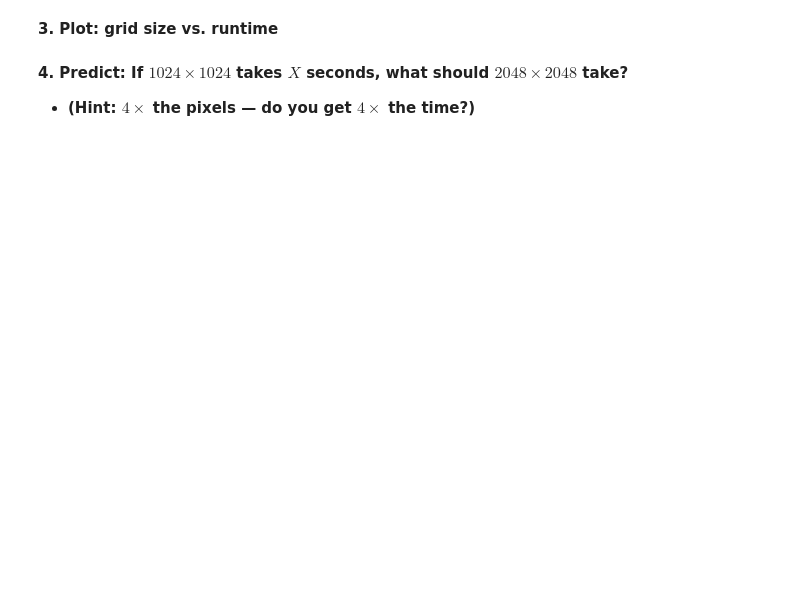
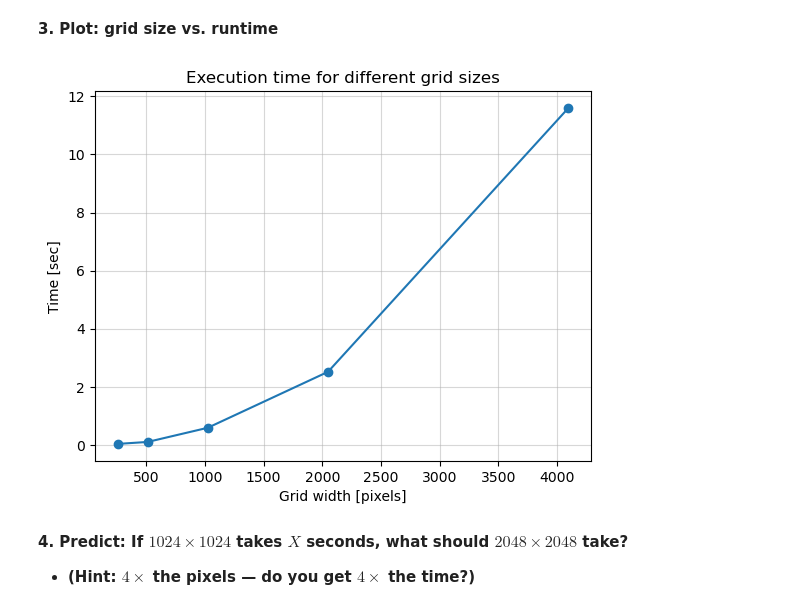
Before and after one commit to NDS8-TCP/nsc-mikkel, a Jupyter notebook: l02_exercises.ipynb, the cells around one changed output. Cells and saved outputs as stored; diff of their text form; code cells hidden in the pictures; blank space fills up the shorter version.

```diff
--- a/l02_exercises.ipynb
+++ b/l02_exercises.ipynb
@@ -258,0 +263,11 @@ Date:   Mon Mar 2 20:44:24 2026 +0000
+# %%
+from mandelbrot import compute_mandelbrot_numpy as vectorized_mandelbrot
+
+
+grids = [256, 512, 1024, 2048, 4096]
+
+times = []
+for g in grids:
+    print(f"computing for: {g}")
+    t, _ = benchmark(vectorized_mandelbrot, -2, 1, -1.5, 1.5, g, g, 100)
+    times.append(t)
@@ -259,5 +285,17 @@ Date:   Mon Mar 2 20:44:24 2026 +0000
 # %% [markdown]
 **3. Plot: grid size vs. runtime**
+# %%
+import matplotlib.pyplot as plt
+
+plt.figure()
+plt.plot(grids, times, marker="o")
+plt.title("Execution time for different grid sizes")
+plt.xlabel("Grid width [pixels]")
+plt.ylabel("Time [sec]")
+plt.grid(alpha=0.5)
+plt.show()
+# %% [output]
+[figure, added]
 # %% [markdown]
 **4. **Predict:** If $1024 \times 1024$ takes $X$ seconds, what should $2048 \times 2048$ take?**
 - **(Hint: $4\times$ the pixels — do you get $4\times$ the time?)**
```
Also changed, not shown: parts of 9 cells of this notebook.
